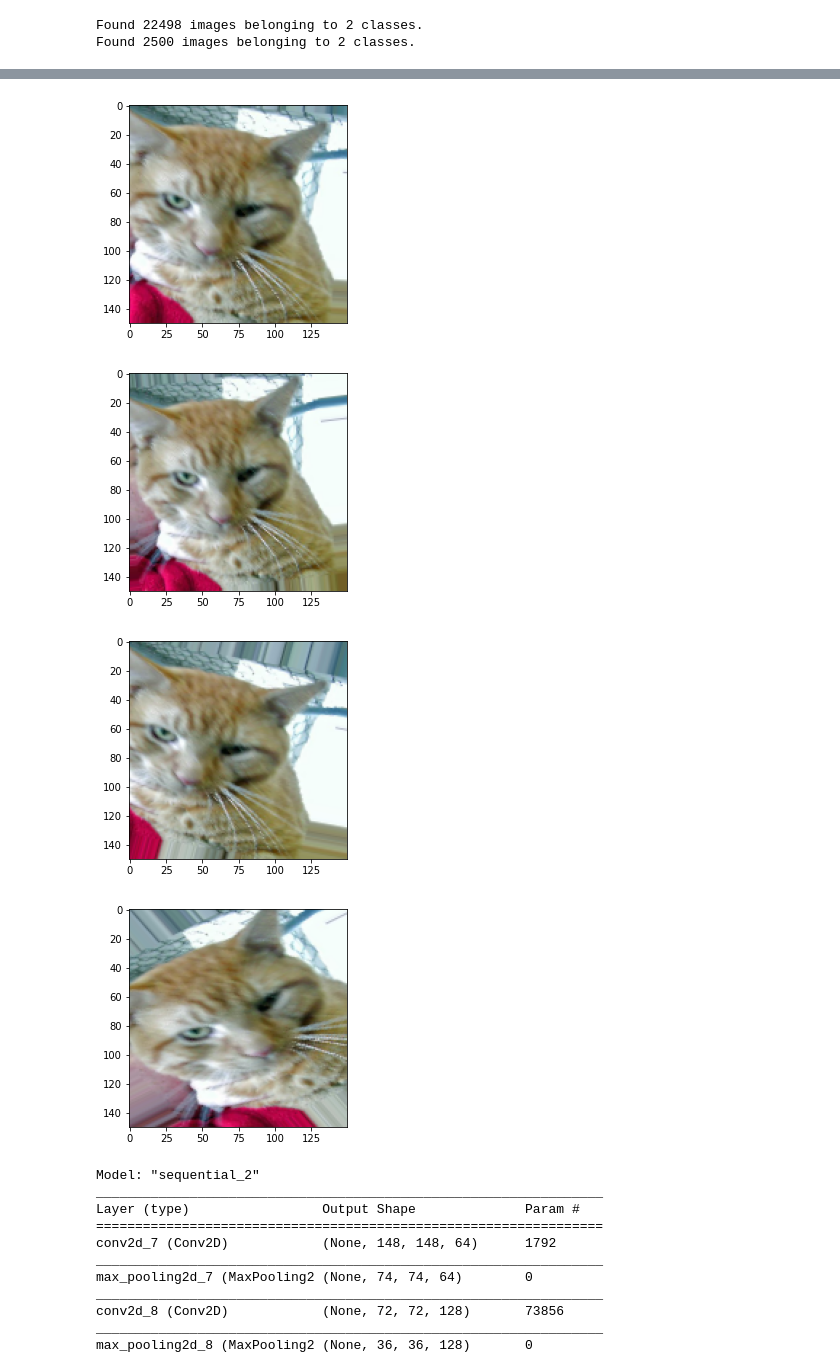
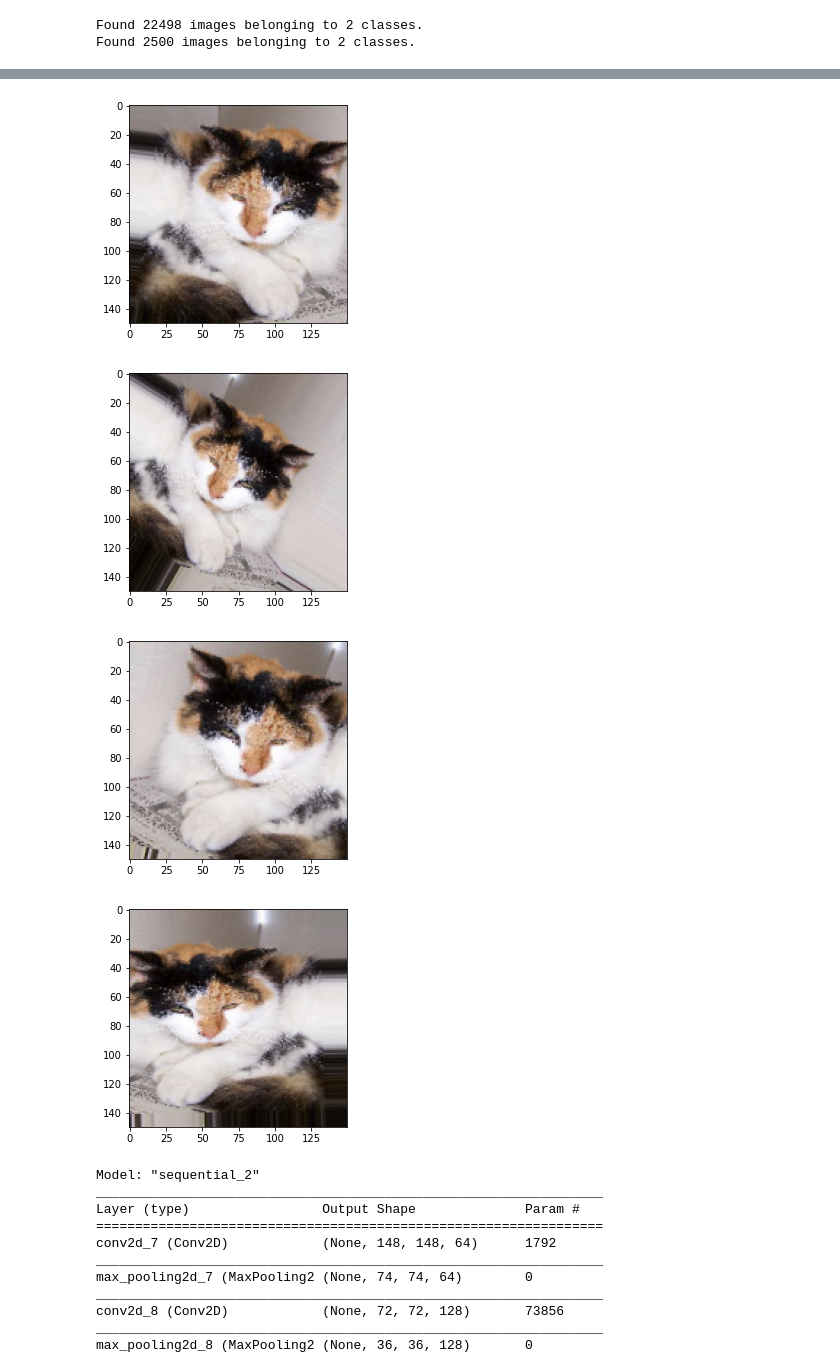
Before and after one commit to kyomaland/image_cnns, a Jupyter notebook: Cats_v_Dogs.ipynb, the cells around one changed output, grey strips where cells are left out. Saved outputs shown, nothing was run; the diff lists cells and outputs as text; code cells hidden in the pictures.

```diff
--- a/Cats_v_Dogs.ipynb
+++ b/Cats_v_Dogs.ipynb
@@ -157,7 +157,7 @@ validation_generator = validation_datagen.flow_from_directory(VALIDATION_DIR,
 Found 22498 images belonging to 2 classes.
 Found 2500 images belonging to 2 classes.
 # %%
-# Note that this may take some time.
-history = model.fit(train_generator, epochs=15, steps_per_epoch=90,
+# Note that this may take some time. --changed steps per epoch to 10 from 90 and validation steps to 5 from 6
+history = model.fit(train_generator, epochs=10, steps_per_epoch=90,
                     validation_data=validation_generator, validation_steps=6)
 # %% [output]
@@ -381,38 +383,38 @@ datagen = ImageDataGenerator(
     zoom_range=0.2,
     horizontal_flip=True,
     fill_mode='nearest'
 )
 
 fnames = [os.path.join(TRAINING_CATS_DIR, fname) for fname in os.listdir(TRAINING_CATS_DIR)]
 
 # We pick one image to "augment"
-img_path = fnames[300]
+img_path = fnames[38]
 
 # Read the image and resize it
 img = image.load_img(img_path, target_size=(150, 150))
 
 # Convert it to a Numpy array with shape (150, 150, 3)
 x = image.img_to_array(img)
 
 # Reshape it to (1, 150, 150, 3)
 x = x.reshape((1,) + x.shape)
 
 # The .flow() command below generates batches of randomly transformed images.
 # It will loop indefinitely, so we need to `break` the loop at some point!
 i = 0
 for batch in datagen.flow(x, batch_size=1):
     plt.figure(i)
     imgplot = plt.imshow(image.array_to_img(batch[0]))
     i += 1
     if i % 4 == 0:
         break
 
 plt.show()
 # %% [output]
-[figure, old version]
+[figure, new version]
-[figure, old version]
+[figure, new version]
-[figure, old version]
+[figure, new version]
-[figure, old version]
+[figure, new version]
 # %%
 #Use model with data augmentation and drop out
 model = models.Sequential()
```
Also changed, not shown: parts of 16 cells of this notebook.
